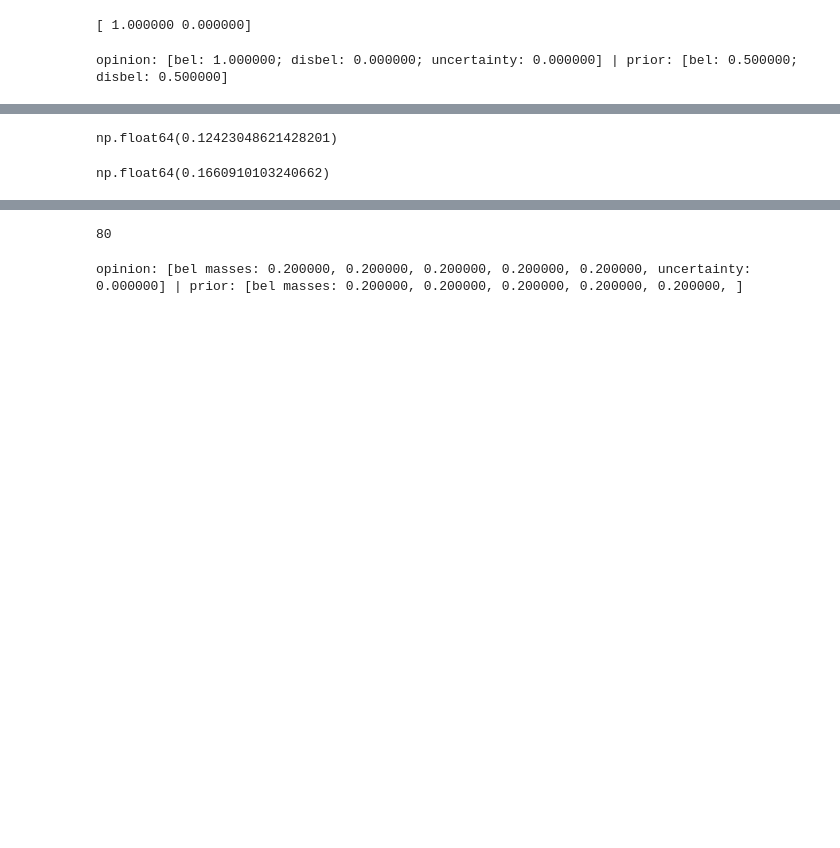
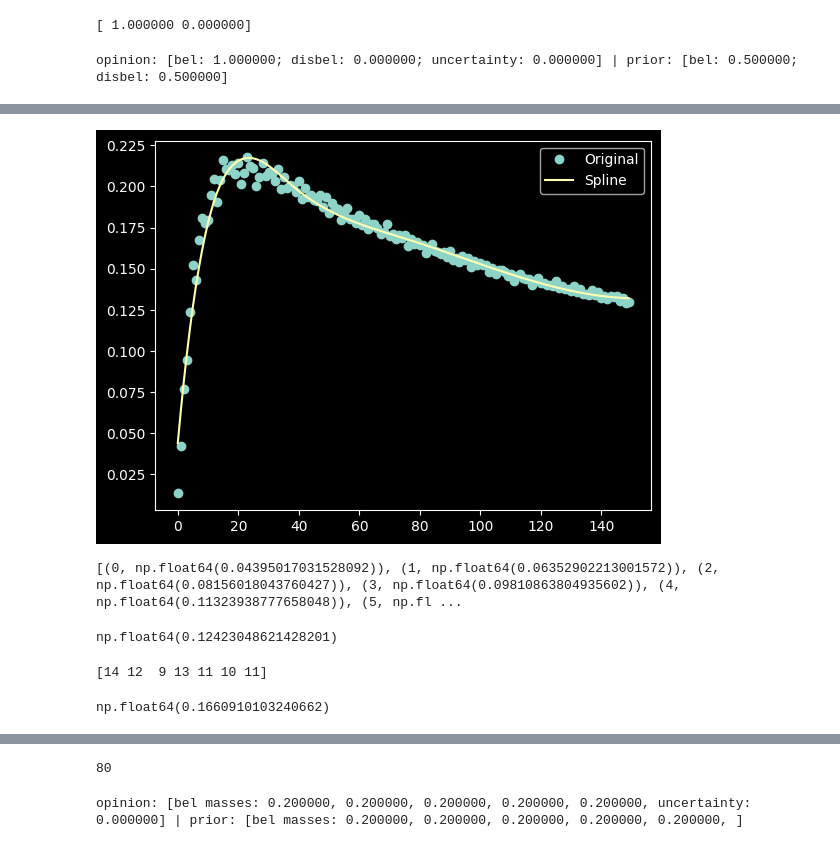
Before and after one commit to uulm-mrm/aduulm-stonesoup, a Jupyter notebook: aduulm_scripts/misc/test_eslimpp.ipynb, the cells around one changed output, grey strips where cells are left out. Saved outputs shown, nothing was run; the diff lists cells and outputs as text; code cells hidden in the pictures; blank space fills up the shorter version.

```diff
--- a/aduulm_scripts/misc/test_eslimpp.ipynb
+++ b/aduulm_scripts/misc/test_eslimpp.ipynb
@@ -497,0 +600,24 @@ with open("entropy_threshold.json", "w") as f:
+# %%
+import numpy as np
+import matplotlib.pyplot as plt
+from scipy.interpolate import UnivariateSpline
+
+y = np.array([th_op[f"7, {i}, 0.01"] for i in range(1, 151)])  # deine Werte
+x = np.arange(len(y))
+
+# Spline fitten (s = Glättungsparameter!)
+spline = UnivariateSpline(x, y, s=0.005)
+
+# feinere x-Werte für glatte Kurve
+x_smooth = np.linspace(x.min(), x.max(), len(y))
+y_smooth = spline(x_smooth)
+
+# Plot
+plt.plot(x, y, 'o', label='Original')
+plt.plot(x_smooth, y_smooth, '-', label='Spline')
+plt.legend()
+plt.show()
+print(list(enumerate(y_smooth)))
+# %% [output]
+[figure, added]
+[(0, np.float64(0.04395017031528092)), (1, np.float64(0.06352902213001572)), (2, np.float64(0.08156018043760427)), (3, np.float64(0.09810863804935602)), (4, np.float64(0.11323938777658048)), (5, np.fl ...
@@ -533,7 +666,7 @@ def calibrate_opinion_threshold(W, n_s, alpha=0.05, N=100000):
         dc = op.degree_of_conflict(op_ref)
 
         vals.append(dc)
-    # print(counts)
+    print(counts)
     # print(np.mean(vals))
     # print(np.std(vals))
     # print(np.min(vals))
@@ -546,4 +679,5 @@ def calculate_lt_evidence(W: int, alpha=0.99):
 
 calibrate_opinion_threshold(7, calculate_lt_evidence(7, 0.999), alpha=0.01)
 # %% [output]
-np.float64(0.1660910103240662)
+[14 12  9 13 11 10 11]
+np.float64(0.1660910103240662)
```
Also changed, not shown: parts of 12 cells of this notebook, 3 other files.
